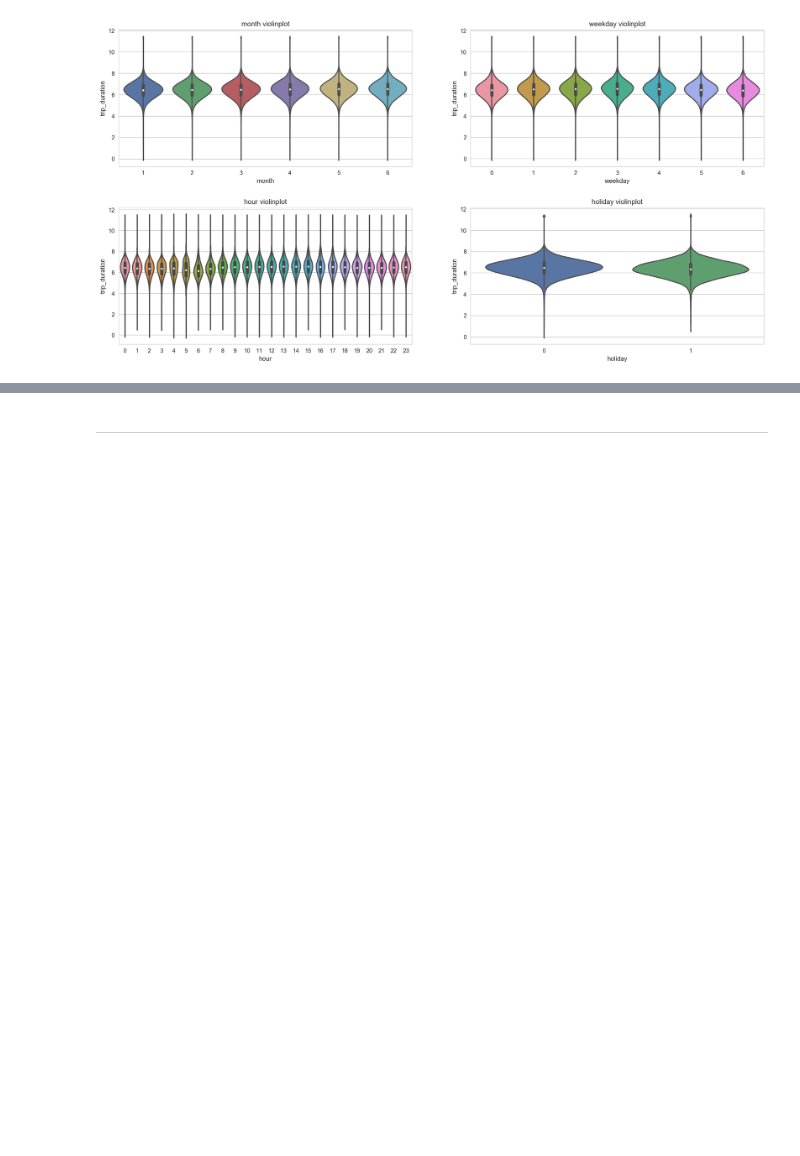
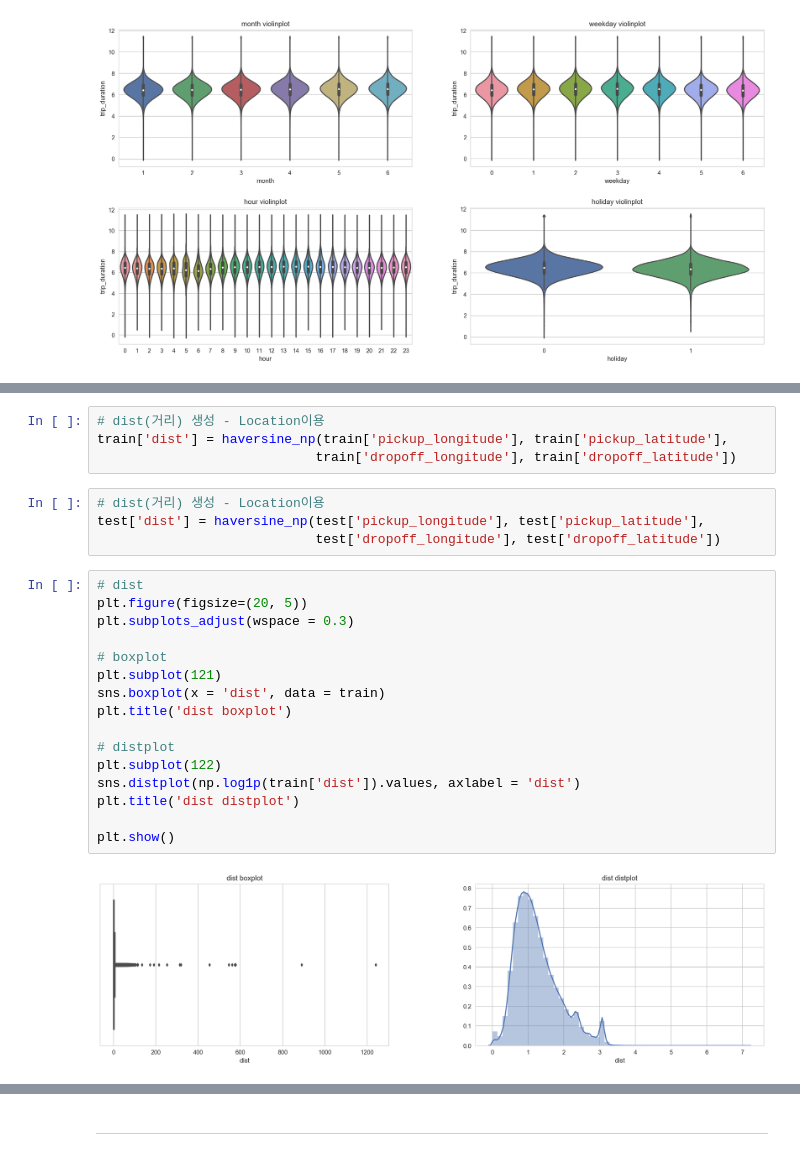
Before and after one commit to Romanism/Project, a Jupyter notebook: 01_New York City Taxi Trip Duration/01_EDA.ipynb, the cells around one changed output, grey strips where cells are left out. Saved outputs shown, nothing was run; the diff lists cells and outputs as text; blank space fills up the shorter version.

```diff
--- a/01_New York City Taxi Trip Duration/01_EDA.ipynb
+++ b/01_New York City Taxi Trip Duration/01_EDA.ipynb
@@ -253,0 +289,26 @@ for i in range(10, 13+1):
+# %%
+# dist(거리) 생성 - Location이용
+train['dist'] = haversine_np(train['pickup_longitude'], train['pickup_latitude'],
+                            train['dropoff_longitude'], train['dropoff_latitude'])
+# %%
+# dist(거리) 생성 - Location이용
+test['dist'] = haversine_np(test['pickup_longitude'], test['pickup_latitude'],
+                            test['dropoff_longitude'], test['dropoff_latitude'])
+# %%
+# dist
+plt.figure(figsize=(20, 5))
+plt.subplots_adjust(wspace = 0.3)
+
+# boxplot
+plt.subplot(121)
+sns.boxplot(x = 'dist', data = train)
+plt.title('dist boxplot')
+
+# distplot
+plt.subplot(122)
+sns.distplot(np.log1p(train['dist']).values, axlabel = 'dist')
+plt.title('dist distplot')
+
+plt.show()
+# %% [output]
+[figure, added]
```
Also changed, not shown: parts of 16 cells of this notebook, 8 other files.
